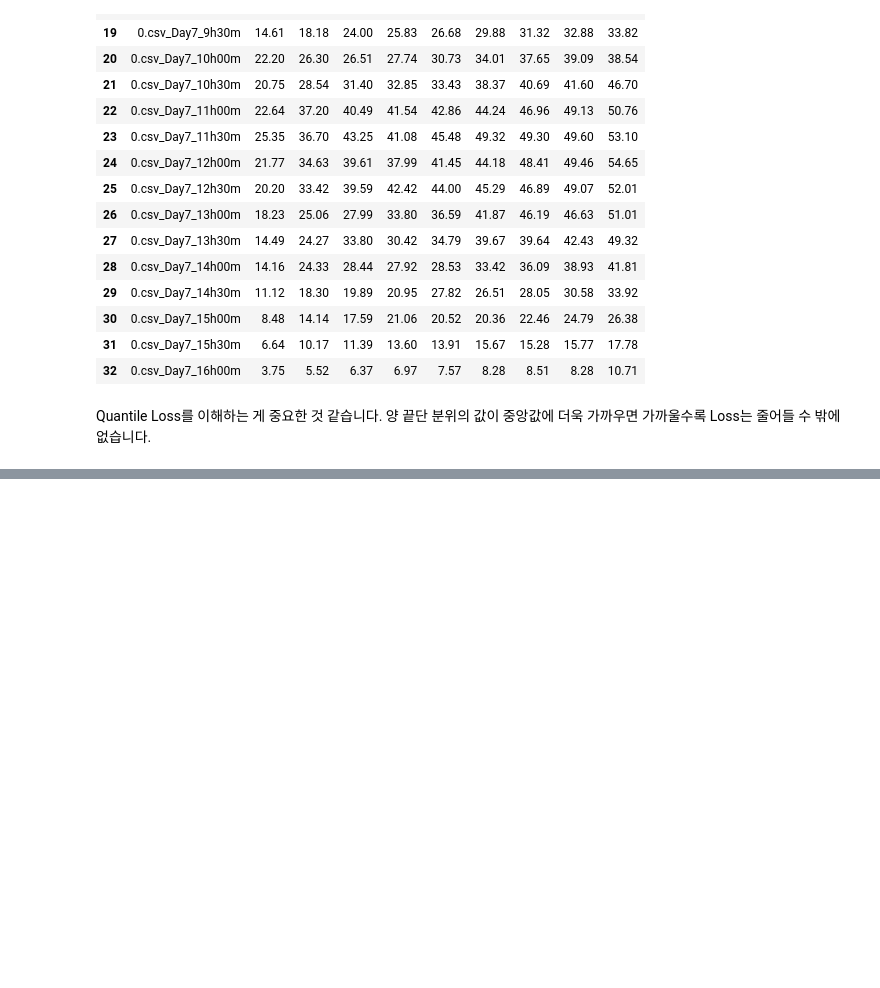
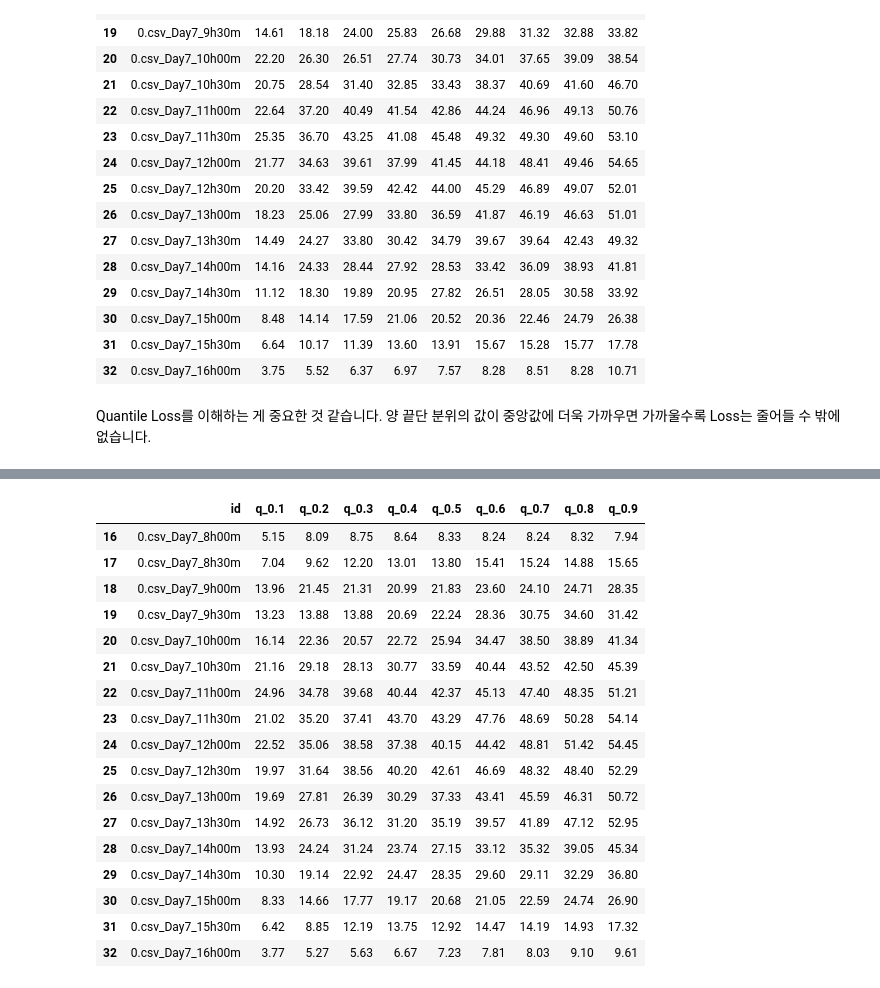
Before and after one commit to thinpig99/dacon-solarPanel, a Jupyter notebook: solarPanel_210115_48model.ipynb, the cells around one changed output, grey strips where cells are left out. Saved outputs shown, nothing was run; the diff lists cells and outputs as text; code cells hidden in the pictures; blank space fills up the shorter version.

```diff
--- a/solarPanel_210115_48model.ipynb
+++ b/solarPanel_210115_48model.ipynb
@@ -1147,0 +1200,15 @@ Quantile Loss를 이해하는 게 중요한 것 같습니다. 양 끝단 분위
+# %%
+# test set load
+
+df_test = []
+
+for i in range(81):
+    file_path = TEST_PATH + '/' + str(i) + '.csv'
+    temp = pd.read_csv(file_path)
+    # 전처리 코드 아래에 넣기---------------------------------------------------------------
+    temp = sum_hour_minute(temp) # hour와 min 합치고
+    temp = shift_columns(temp, shifted_columns, lags)
+    df_test.append(temp[-48:]) # 뒤에서 48개, 즉 마지막 하루만 받아준다.
+
+X_test = pd.concat(df_test)
+print(X_test.shape)
@@ -1147,0 +1217,12 @@ Quantile Loss를 이해하는 게 중요한 것 같습니다. 양 끝단 분위
+# %%
+tests = []
+
+for i in range(48):
+    idx = i*0.5
+    globals()['test_{}'.format(i)] = X_test[X_test.Hour == idx]
+    #globals()['test_{}'.format(i)]['TARGET_1'] = globals()['train_{}'.format(i)]['TARGET'].shift(-1)
+    #globals()['test_{}'.format(i)]['TARGET_2'] = globals()['train_{}'.format(i)]['TARGET'].shift(-2)
+    #globals()['test_{}'.format(i)] = globals()['train_{}'.format(i)].dropna()
+    globals()['test_{}'.format(i)].drop(['Day', 'Minute'], axis=1, inplace=True)
+
+    tests.append(globals()['test_{}'.format(i)])
@@ -1147,0 +1284,37 @@ Quantile Loss를 이해하는 게 중요한 것 같습니다. 양 끝단 분위
+# %%
+rg = np.array((range(0, 7776, 96))) # 96개의 간격으로 벌어지는 range list를 받아줍니다.
+
+for i, res in enumerate(results_1): # 총 48번 반복, 즉 시간별로 반복
+    # submission은 0~47까지 day7, 48~95까지 day8로 되어 있습니다. 그리고 다음 테이블입니다.
+    # 즉, results_1은 0, 96, 192...이렇게 넣고, 그 다음 1, 97, 193... 이렇게 넣어야 합니다.
+    # 그렇게 총 81개를 넣어주면 됩니다.
+    submission.iloc[rg+i, 1:] = res.values
+
+for i, res in enumerate(results_2): # 총 48번 반복, 즉 시간별로 반복
+    # submission은 0~47까지 day7, 48~95까지 day8로 되어 있습니다. 그리고 다음 테이블입니다.
+    # 즉, results_1은 0, 96, 192...이렇게 넣고, 그 다음 1, 97, 193... 이렇게 넣어야 합니다.
+    # 그렇게 총 81개를 넣어주면 됩니다.
+    submission.iloc[rg+i+48, 1:] = res.values
+# %%
+submission[16:33]
+
+#submission.to_csv('./submission/submission_210116-3_shift-3day-48models.csv', index=False)
+# %% [output]
+|  | id | q_0.1 | q_0.2 | q_0.3 | q_0.4 | q_0.5 | q_0.6 | q_0.7 | q_0.8 | q_0.9 |
+| 16 | 0.csv_Day7_8h00m | 5.15 | 8.09 | 8.75 | 8.64 | 8.33 | 8.24 | 8.24 | 8.32 | 7.94 |
+| 17 | 0.csv_Day7_8h30m | 7.04 | 9.62 | 12.20 | 13.01 | 13.80 | 15.41 | 15.24 | 14.88 | 15.65 |
+| 18 | 0.csv_Day7_9h00m | 13.96 | 21.45 | 21.31 | 20.99 | 21.83 | 23.60 | 24.10 | 24.71 | 28.35 |
+| 19 | 0.csv_Day7_9h30m | 13.23 | 13.88 | 13.88 | 20.69 | 22.24 | 28.36 | 30.75 | 34.60 | 31.42 |
+| 20 | 0.csv_Day7_10h00m | 16.14 | 22.36 | 20.57 | 22.72 | 25.94 | 34.47 | 38.50 | 38.89 | 41.34 |
+| 21 | 0.csv_Day7_10h30m | 21.16 | 29.18 | 28.13 | 30.77 | 33.59 | 40.44 | 43.52 | 42.50 | 45.39 |
+| 22 | 0.csv_Day7_11h00m | 24.96 | 34.78 | 39.68 | 40.44 | 42.37 | 45.13 | 47.40 | 48.35 | 51.21 |
+| 23 | 0.csv_Day7_11h30m | 21.02 | 35.20 | 37.41 | 43.70 | 43.29 | 47.76 | 48.69 | 50.28 | 54.14 |
+| 24 | 0.csv_Day7_12h00m | 22.52 | 35.06 | 38.58 | 37.38 | 40.15 | 44.42 | 48.81 | 51.42 | 54.45 |
+| 25 | 0.csv_Day7_12h30m | 19.97 | 31.64 | 38.56 | 40.20 | 42.61 | 46.69 | 48.32 | 48.40 | 52.29 |
+| 26 | 0.csv_Day7_13h00m | 19.69 | 27.81 | 26.39 | 30.29 | 37.33 | 43.41 | 45.59 | 46.31 | 50.72 |
+| 27 | 0.csv_Day7_13h30m | 14.92 | 26.73 | 36.12 | 31.20 | 35.19 | 39.57 | 41.89 | 47.12 | 52.95 |
+| 28 | 0.csv_Day7_14h00m | 13.93 | 24.24 | 31.24 | 23.74 | 27.15 | 33.12 | 35.32 | 39.05 | 45.34 |
+| 29 | 0.csv_Day7_14h30m | 10.30 | 19.14 | 22.92 | 24.47 | 28.35 | 29.60 | 29.11 | 32.29 | 36.80 |
+| 30 | 0.csv_Day7_15h00m | 8.33 | 14.66 | 17.77 | 19.17 | 20.68 | 21.05 | 22.59 | 24.74 | 26.90 |
+| 31 | 0.csv_Day7_15h30m | 6.42 | 8.85 | 12.19 | 13.75 | 12.92 | 14.47 | 14.19 | 14.93 | 17.32 |
+| 32 | 0.csv_Day7_16h00m | 3.77 | 5.27 | 5.63 | 6.67 | 7.23 | 7.81 | 8.03 | 9.10 | 9.61 |
```
Also changed, not shown: parts of 11 cells of this notebook, 1 other file.
